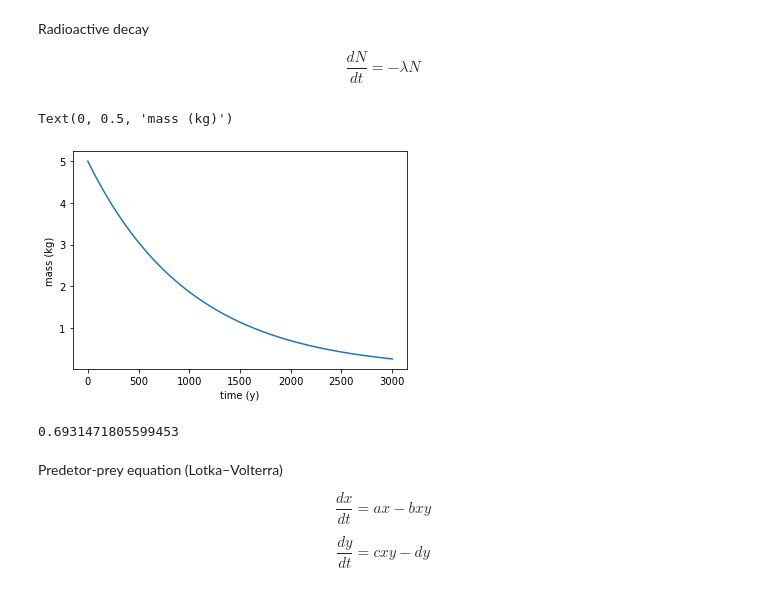
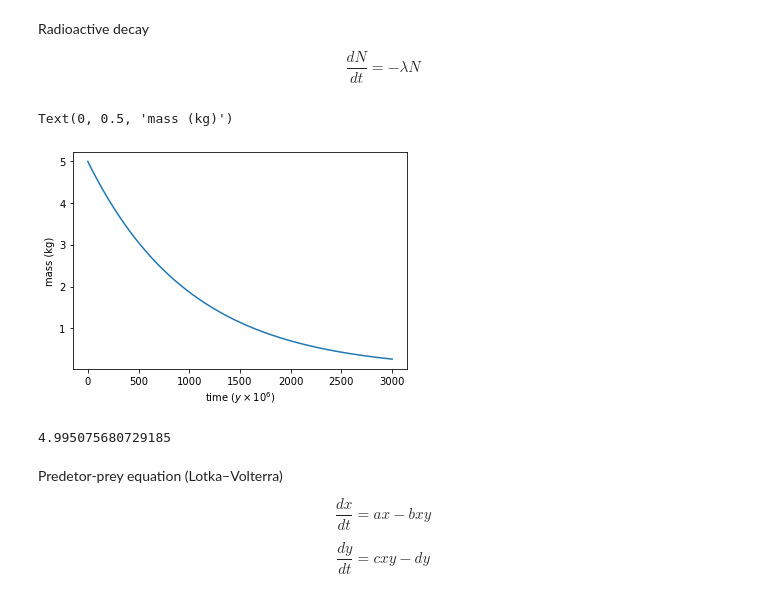
Before and after one commit to phys3112/Tutorials-with-Matt, a Jupyter notebook: Tutorial 3 Answers.ipynb, the cells around one changed output. Drawn from its saved outputs; the diff is of its cells as text; code cells hidden in the pictures.

```diff
--- a/Tutorial 3 Answers.ipynb
+++ b/Tutorial 3 Answers.ipynb
@@ -11,23 +9,23 @@ $$ \frac{dN}{dt} = -\lambda N $$
 # %%
 def decay(t,y,lamb):
     return -lamb*y
 
-# For uranium 235, half life = 703.8, 5kg
-lamb = math.log(2)/703.8
+# For uranium 235, half life = 703.8 million years, 5kg
+lamb = np.log(2)/703.8
 
 sol = scipy.integrate.solve_ivp(decay, [0,3000], [5], args=(lamb,),max_step=1)
 
 # Plotting it
 plt.plot(sol.t, sol.y[0])
-plt.xlabel('time (y)')
+plt.xlabel(r'time ($y\times10^6$)')
 plt.ylabel('mass (kg)')
 # %% [output]
 Text(0, 0.5, 'mass (kg)')
-[figure, old version]
+[figure, new version]
 # %%
-math.log(2)
+5+lamb*-5
 # %% [output]
-0.6931471805599453
+4.995075680729185
 # %% [markdown]
 Predetor-prey equation (Lotka–Volterra)
 
```
Also changed, not shown: parts of 1 cell of this notebook, 7 other files.
